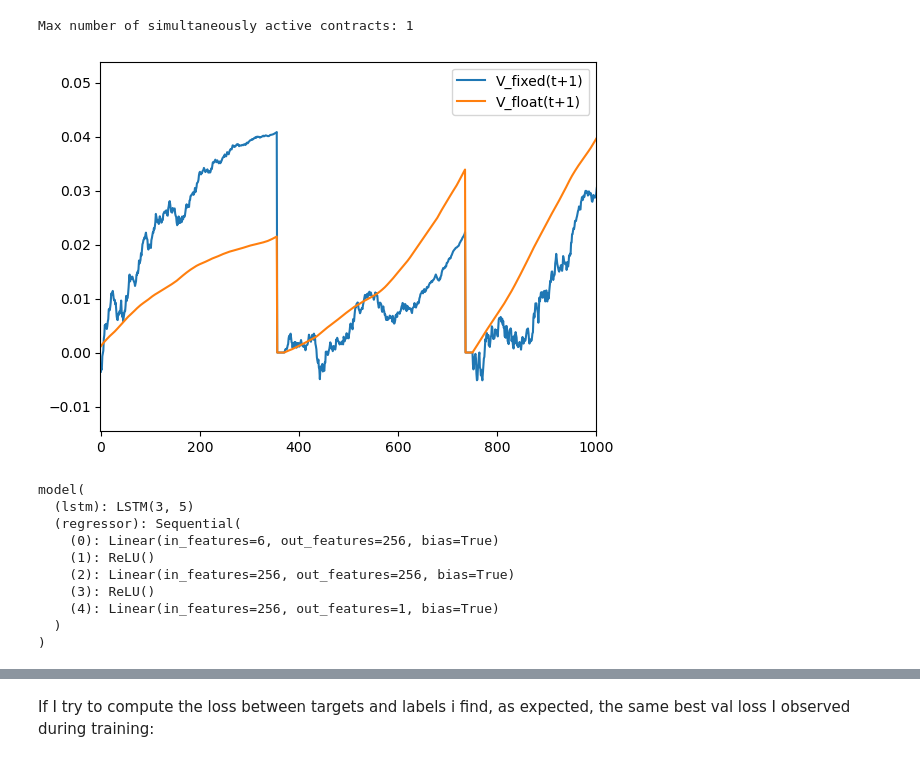
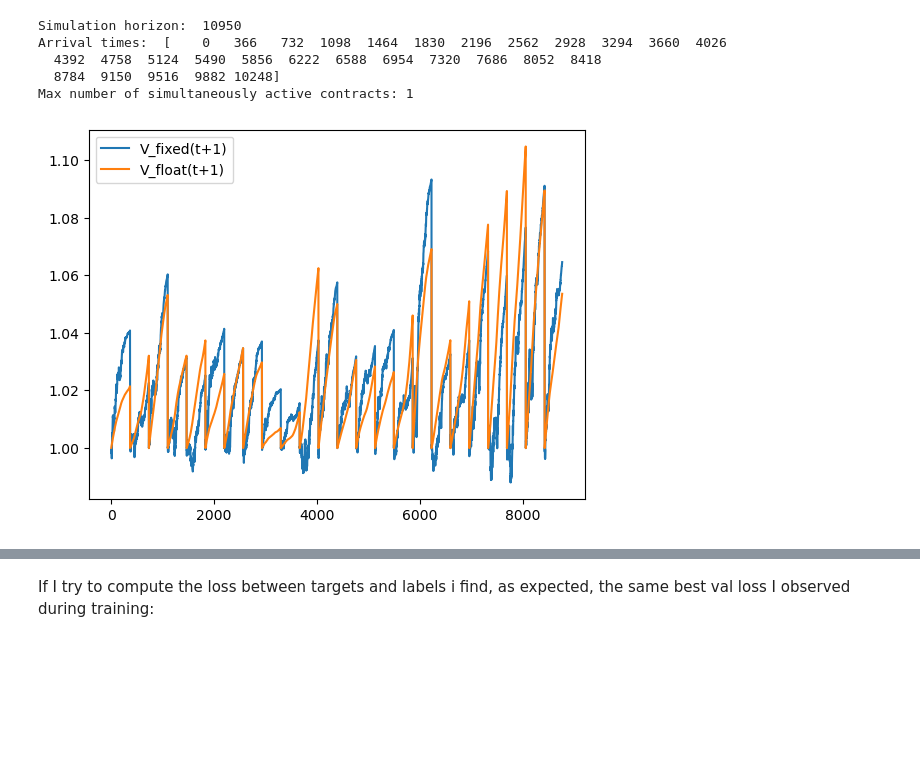
Before and after one commit to matteocitterio/Generative-models-for-financial-networks, a Jupyter notebook: NodeRegression/SandBox_Updated.ipynb, the cells around one changed output, grey strips where cells are left out. Saved outputs shown, nothing was run; the diff lists cells and outputs as text; code cells hidden in the pictures; blank space fills up the shorter version.

```diff
--- a/NodeRegression/SandBox_Updated.ipynb
+++ b/NodeRegression/SandBox_Updated.ipynb
@@ -28,11 +32,11 @@ device
 # %%
-# I am setting v_0=b, so we start the process in its long-term mean
+# Generate CIR process
 
 alpha = 0.6
 b = 0.04
 sigma = 0.14
 v_0 = 0.04
-years = 10
+years = 30
 gamma = 0.4
 
 sim = Simulation(alpha, b, sigma, v_0, years, gamma = gamma, seed=True)
@@ -84,5 +43,11 @@ class Contract:
 # %%
-# Create contracts
+### Create contracts
+
+# Create a new contract every 380 days
+arrival_times = np.array([i*366 for i in range(years) if i*380 < 365*years])
+print('Simulation horizon: ', sim.TotPoints)
+print('Arrival times: ', arrival_times)
+
 contracts = []
 for arrival_time in arrival_times:
     contract = Contract(arrival_time, sim)
@@ -97,13 +62,13 @@ for t in range(sim.TotPoints):
 
 print(f"Max number of simultaneously active contracts: {max_n_active_contracts}")
 
-# Create dataset (features + target)
+
+### Create dataset (X = features, y = targets)
+
 n_contract_features = len(contracts[0].get_contract_features(0))
-# features
 X = torch.zeros((sim.TotPoints, max_n_active_contracts*n_contract_features))
-# targets
-y_float = torch.zeros(sim.TotPoints)
-y_fixed = torch.zeros(sim.TotPoints)
+y_float = torch.ones(sim.TotPoints)
+y_fixed = torch.ones(sim.TotPoints)
 
 for i_time, t in enumerate(range(sim.TotPoints-1)):
     active_contracts = [contract for contract in contracts if contract.is_active(t)]
@@ -121,4 +86,8 @@ for i_time, t in enumerate(range(sim.TotPoints-1)):
         y_float[i_time] += np.log(sim.GetFloatingLeg(contract.t_0, t) )
         y_fixed[i_time] += np.log(sim.GetFixedLeg(contract.t_0, t, contract.T))
 # %% [output]
+Simulation horizon:  10950
+Arrival times:  [    0   366   732  1098  1464  1830  2196  2562  2928  3294  3660  4026
+  4392  4758  5124  5490  5856  6222  6588  6954  7320  7686  8052  8418
+  8784  9150  9516  9882 10248]
 Max number of simultaneously active contracts: 1
@@ -226,8 +116,8 @@ def create_windows(features, targets_float, targets_fixed, r, lookback):
     n_samples = features.shape[0] - lookback
 
     X_data = torch.zeros(n_samples, lookback, features.shape[1])
-    y_float_data = torch.zeros(n_samples, 1)
-    y_fixed_data = torch.zeros(n_samples, 1)
+    y_float_data = torch.ones(n_samples, 1)
+    y_fixed_data = torch.ones(n_samples, 1)
     r_data = torch.zeros(n_samples, 1)
 
     for i_sample in range(n_samples):
@@ -241,17 +131,17 @@ def create_windows(features, targets_float, targets_fixed, r, lookback):
 # %%
 # Slice dataset into windows
 
-lookback = 10
+lookback = 1
 X_train, y_float_train, y_fixed_train, r_train = create_windows(X_train, y_float_train, y_fixed_train, CIR_train, lookback=lookback)
 X_test, y_float_test, y_fixed_test, r_test = create_windows(X_test, y_float_test, y_fixed_test, CIR_test, lookback=lookback)
 # %%
 plt.plot(y_fixed_train.cpu(), label='V_fixed(t+1)')
 plt.plot(y_float_train.cpu(), label='V_float(t+1)')
-plt.xlim(-1,1000)
+#plt.xlim(0, 500)
 plt.legend()
 plt.show()
 # %% [output]
-[figure, old version]
+[figure, new version]
 # %%
 #Build the pytorch datasets and dataloaders
 train_dataset = TensorDataset(X_train.to(device), y_float_train.to(device), y_fixed_train.to(device), r_train.to(device))
@@ -313,17 +248,3 @@ n_epochs = 1000                   #Number of epochs
 
 #Early stopping parameters
 patience = 30                      #Number of consecutive epochs to wait for improvement
-# %%
-#print the model
-mymodel
-# %% [output]
-model(
-  (lstm): LSTM(3, 5)
-  (regressor): Sequential(
-    (0): Linear(in_features=6, out_features=256, bias=True)
-    (1): ReLU()
-    (2): Linear(in_features=256, out_features=256, bias=True)
-    (3): ReLU()
-    (4): Linear(in_features=256, out_features=1, bias=True)
-  )
-)
```
Also changed, not shown: parts of 25 cells of this notebook, 4 other files.
